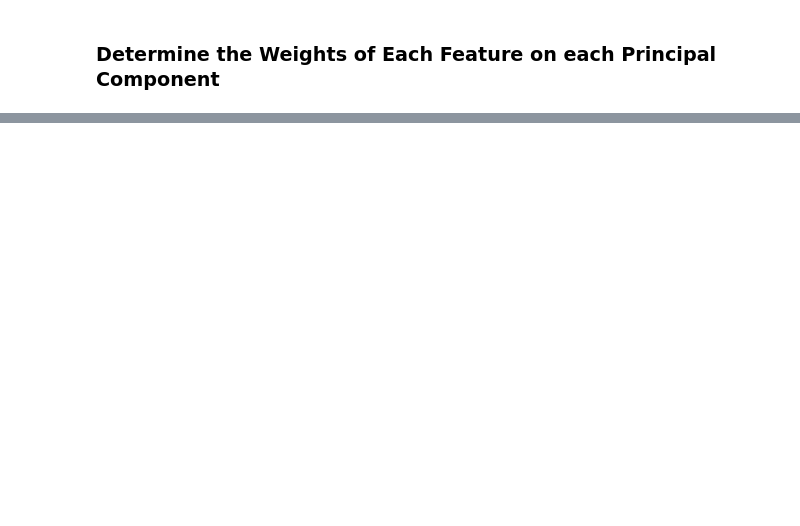
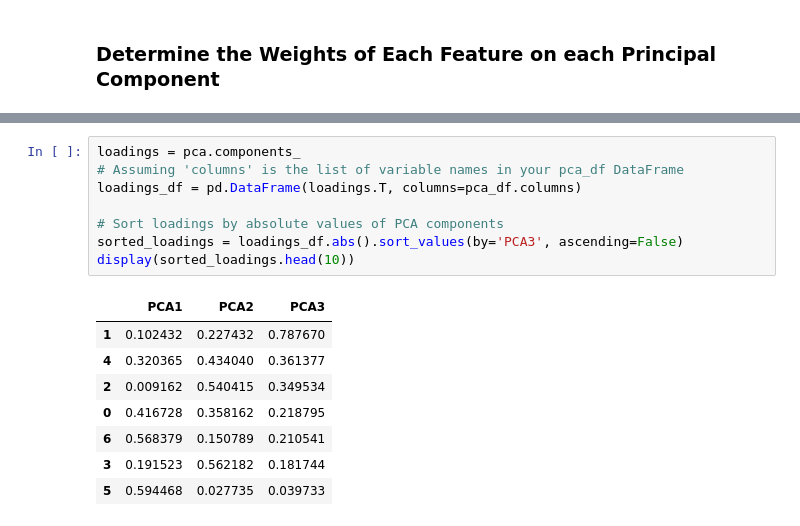
Before and after one commit to skiluvia/CryptoClustering, a Jupyter notebook: Crypto_Clustering.ipynb, the cells around one changed output, grey strips where cells are left out. Saved outputs shown, nothing was run; the diff lists cells and outputs as text; blank space fills up the shorter version.

```diff
--- a/Crypto_Clustering.ipynb
+++ b/Crypto_Clustering.ipynb
@@ -378,0 +417,17 @@ plt.plot(df_elbow['k'], df_elbow['inertia'])
+# %%
+loadings = pca.components_
+# Assuming 'columns' is the list of variable names in your pca_df DataFrame
+loadings_df = pd.DataFrame(loadings.T, columns=pca_df.columns)
+
+# Sort loadings by absolute values of PCA components
+sorted_loadings = loadings_df.abs().sort_values(by='PCA3', ascending=False)
+display(sorted_loadings.head(10))
+# %% [output]
+|  | PCA1 | PCA2 | PCA3 |
+| 1 | 0.102432 | 0.227432 | 0.787670 |
+| 4 | 0.320365 | 0.434040 | 0.361377 |
+| 2 | 0.009162 | 0.540415 | 0.349534 |
+| 0 | 0.416728 | 0.358162 | 0.218795 |
+| 6 | 0.568379 | 0.150789 | 0.210541 |
+| 3 | 0.191523 | 0.562182 | 0.181744 |
+| 5 | 0.594468 | 0.027735 | 0.039733 |
```
Also changed, not shown: parts of 15 cells of this notebook, 6 other files.
